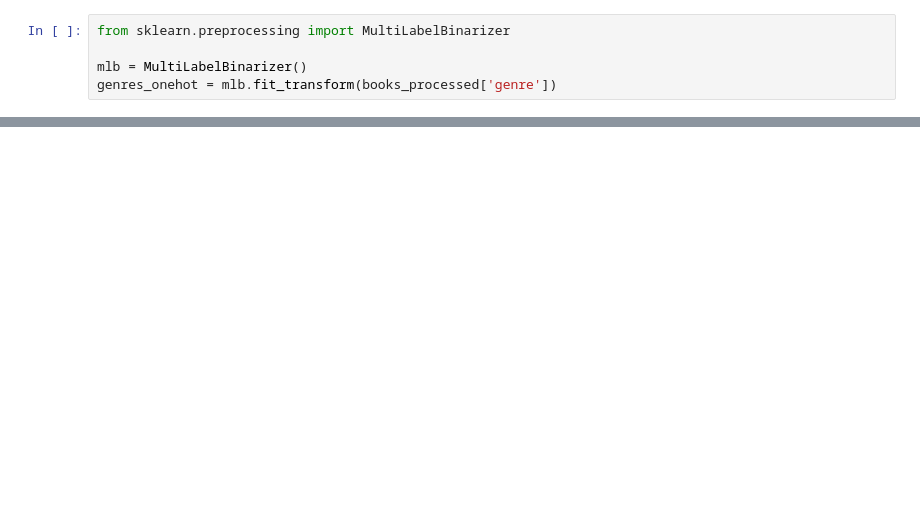
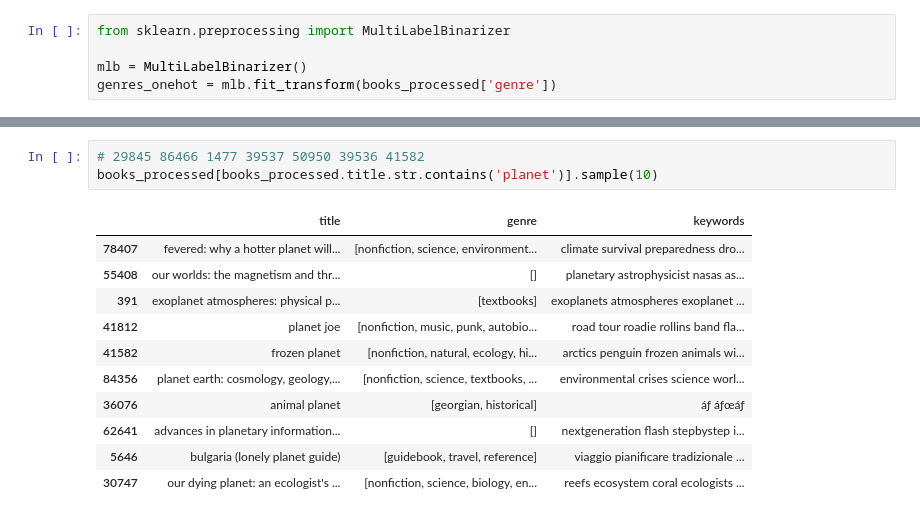
Before and after one commit to M-Awwab-Khan/personalized-book-recommender, a Jupyter notebook: personlized-book-recommender.ipynb, the cells around one changed output, grey strips where cells are left out. Drawn from its saved outputs; the diff is of its cells as text; blank space fills up the shorter version.

```diff
--- a/personlized-book-recommender.ipynb
+++ b/personlized-book-recommender.ipynb
@@ -355,0 +363,15 @@ print(feature_df.head())
+# %%
+# 29845 86466 1477 39537 50950 39536 41582
+books_processed[books_processed.title.str.contains('planet')].sample(10)
+# %% [output]
+|  | title | genre | keywords |
+| 78407 | fevered: why a hotter planet will... | [nonfiction, science, environment... | climate survival preparedness dro... |
+| 55408 | our worlds: the magnetism and thr... | [] | planetary astrophysicist nasas as... |
+| 391 | exoplanet atmospheres: physical p... | [textbooks] | exoplanets atmospheres exoplanet ... |
+| 41812 | planet joe | [nonfiction, music, punk, autobio... | road tour roadie rollins band fla... |
+| 41582 | frozen planet | [nonfiction, natural, ecology, hi... | arctics penguin frozen animals wi... |
+| 84356 | planet earth: cosmology, geology,... | [nonfiction, science, textbooks, ... | environmental crises science worl... |
+| 36076 | animal planet | [georgian, historical] | áƒ áƒœáƒ |
+| 62641 | advances in planetary information... | [] | nextgeneration flash stepbystep i... |
+| 5646 | bulgaria (lonely planet guide) | [guidebook, travel, reference] | viaggio pianificare tradizionale ... |
+| 30747 | our dying planet: an ecologist's ... | [nonfiction, science, biology, en... | reefs ecosystem coral ecologists ... |
```
Also changed, not shown: parts of 11 cells of this notebook.
